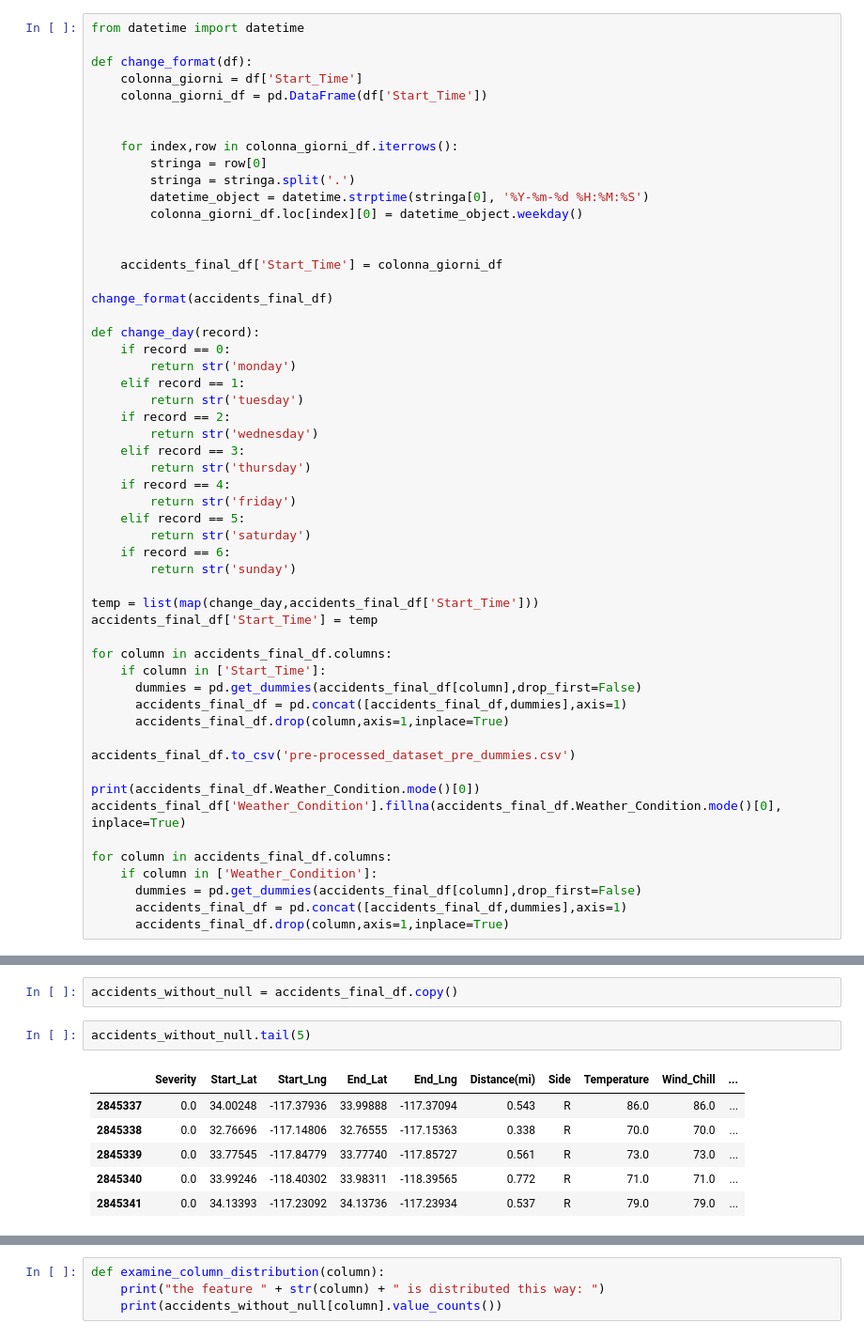
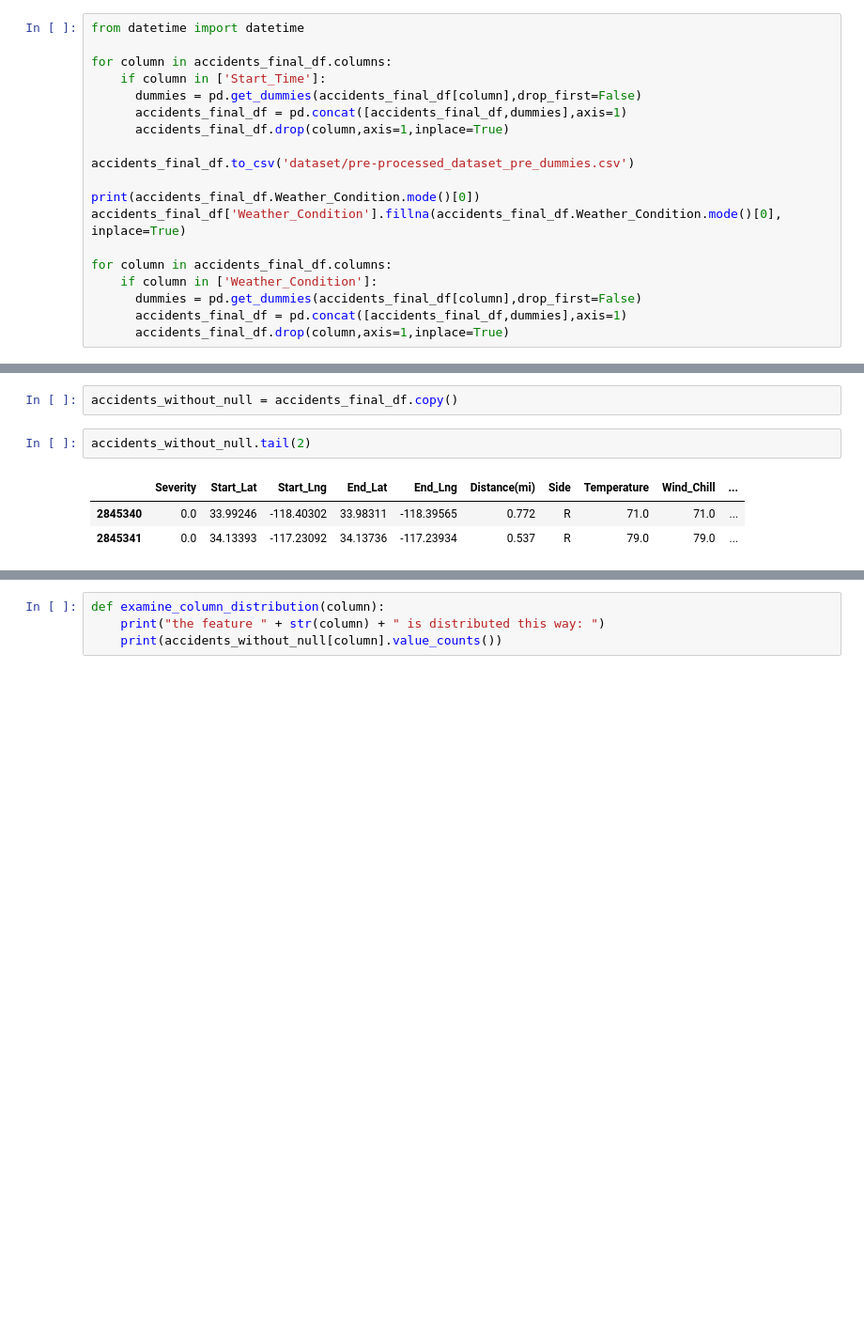
Before and after one commit to Loremazze/DATA-MINING-PROGETTO, a Jupyter notebook: project.ipynb, the cells around one changed output, grey strips where cells are left out. Shown at 94% size. Cells and saved outputs as stored; diff of their text form; blank space fills up the shorter version.

```diff
--- a/project.ipynb
+++ b/project.ipynb
@@ -165,40 +301,5 @@ accidents_final_df.shape
 # %%
 from datetime import datetime
-
-def change_format(df):
-    colonna_giorni = df['Start_Time']
-    colonna_giorni_df = pd.DataFrame(df['Start_Time'])
-
-
-    for index,row in colonna_giorni_df.iterrows():
-        stringa = row[0]
-        stringa = stringa.split('.')
-        datetime_object = datetime.strptime(stringa[0], '%Y-%m-%d %H:%M:%S')
-        colonna_giorni_df.loc[index][0] = datetime_object.weekday()
-
-
-    accidents_final_df['Start_Time'] = colonna_giorni_df
-
-change_format(accidents_final_df)
-
-def change_day(record):
-    if record == 0:
-        return str('monday')
-    elif record == 1:
-        return str('tuesday')
-    if record == 2:
-        return str('wednesday')
-    elif record == 3:
-        return str('thursday')
-    if record == 4:
-        return str('friday')
-    elif record == 5:
-        return str('saturday')
-    if record == 6:
-        return str('sunday')
-
-temp = list(map(change_day,accidents_final_df['Start_Time']))
-accidents_final_df['Start_Time'] = temp
 
 for column in accidents_final_df.columns:
     if column in ['Start_Time']:
@@ -206,7 +307,7 @@ for column in accidents_final_df.columns:
       accidents_final_df = pd.concat([accidents_final_df,dummies],axis=1)
       accidents_final_df.drop(column,axis=1,inplace=True)
 
-accidents_final_df.to_csv('pre-processed_dataset_pre_dummies.csv')
+accidents_final_df.to_csv('dataset/pre-processed_dataset_pre_dummies.csv')
 
 print(accidents_final_df.Weather_Condition.mode()[0])
 accidents_final_df['Weather_Condition'].fillna(accidents_final_df.Weather_Condition.mode()[0], inplace=True)
@@ -368,11 +469,8 @@ Alcune feature non sono utili alla causa quindi le droppo
 # %%
 accidents_without_null = accidents_final_df.copy()
 # %%
-accidents_without_null.tail(5)
+accidents_without_null.tail(2)
 # %% [output]
 |  | Severity | Start_Lat | Start_Lng | End_Lat | End_Lng | Distance(mi) | Side | Temperature | Wind_Chill | ... |
-| 2845337 | 0.0 | 34.00248 | -117.37936 | 33.99888 | -117.37094 | 0.543 | R | 86.0 | 86.0 | ... |
-| 2845338 | 0.0 | 32.76696 | -117.14806 | 32.76555 | -117.15363 | 0.338 | R | 70.0 | 70.0 | ... |
-| 2845339 | 0.0 | 33.77545 | -117.84779 | 33.77740 | -117.85727 | 0.561 | R | 73.0 | 73.0 | ... |
 | 2845340 | 0.0 | 33.99246 | -118.40302 | 33.98311 | -118.39565 | 0.772 | R | 71.0 | 71.0 | ... |
 | 2845341 | 0.0 | 34.13393 | -117.23092 | 34.13736 | -117.23934 | 0.537 | R | 79.0 | 79.0 | ... |
```
Also changed, not shown: parts of 34 cells of this notebook, 3 other files.
